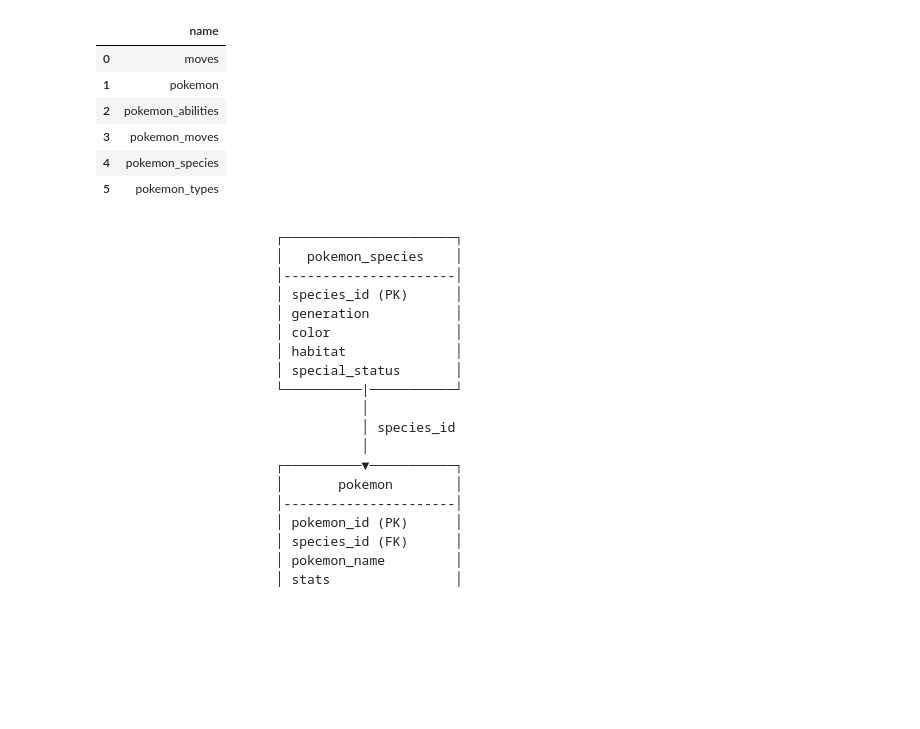
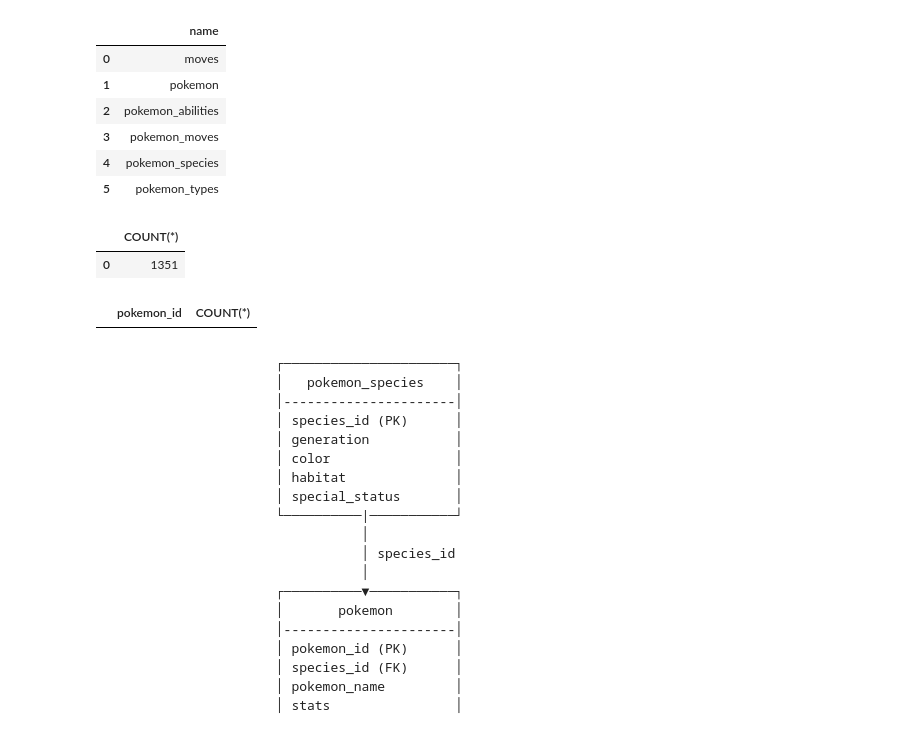
Before and after one commit to likhitasingireddyvaluecreed/pokemon-etl-pipeline, a Jupyter notebook: notebooks/database_walkthrough.ipynb, the cells around one changed output. Drawn from its saved outputs; the diff is of its cells as text; code cells hidden in the pictures; blank space fills up the shorter version.

```diff
--- a/notebooks/database_walkthrough.ipynb
+++ b/notebooks/database_walkthrough.ipynb
@@ -70,6 +70,26 @@ tables
 | 3 | pokemon_moves |
 | 4 | pokemon_species |
 | 5 | pokemon_types |
+# %%
+tables = pd.read_sql_query("""
+    SELECT COUNT(*) FROM pokemon;
+""", conn)
+
+tables
+# %% [output]
+|  | COUNT(*) |
+| 0 | 1351 |
+# %%
+tables = pd.read_sql_query("""
+    SELECT pokemon_id, COUNT(*)
+FROM pokemon
+GROUP BY pokemon_id
+HAVING COUNT(*) > 1;
+""", conn)
+
+tables
+# %% [output]
+|  | pokemon_id | COUNT(*) |
 # %% [markdown]
                          ┌──────────────────────┐
                          │   pokemon_species    │
```
Also changed, not shown: 8 other files.
